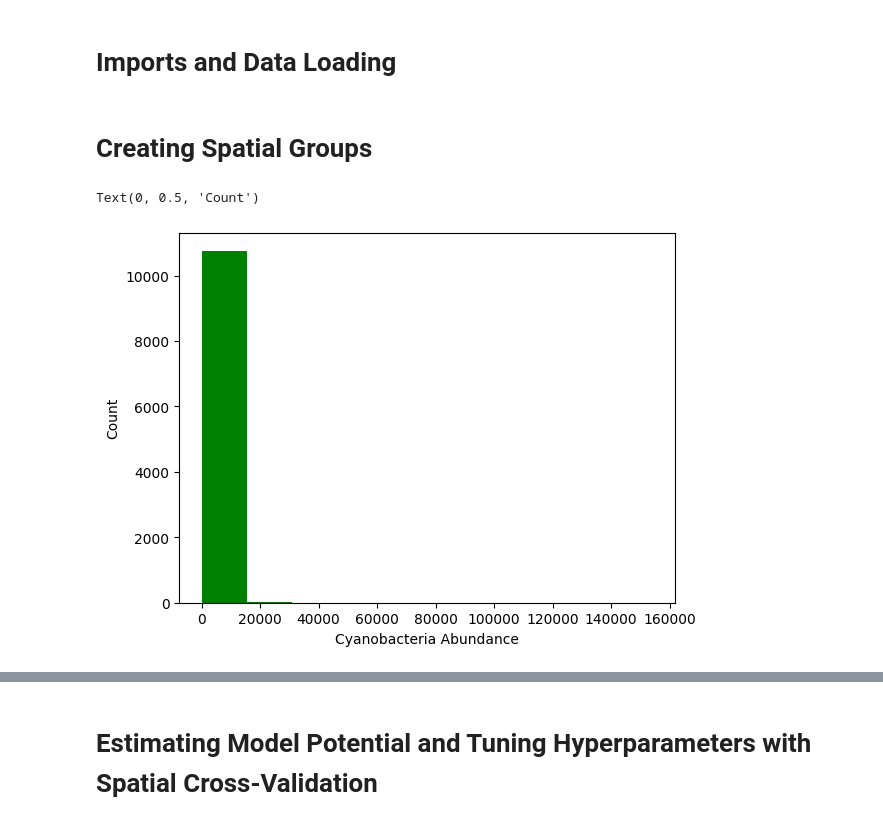
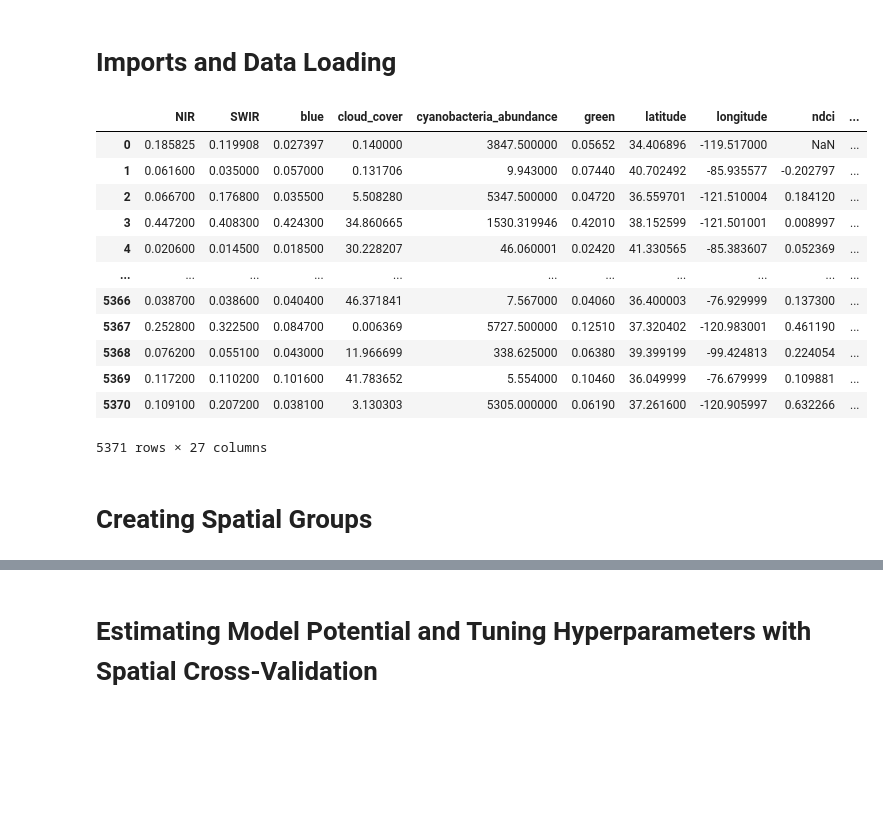
Before and after one commit to iwrobleski04/mlcc-final-project, a Jupyter notebook: regression/regressors.ipynb, the cells around one changed output, grey strips where cells are left out. Drawn from its saved outputs; the diff is of its cells as text; code cells hidden in the pictures; blank space fills up the shorter version.

```diff
--- a/regression/regressors.ipynb
+++ b/regression/regressors.ipynb
@@ -17,6 +19,23 @@ from sklearn.inspection import permutation_importance
 # load data
 path = "../data/sat_nutrients_weather_5-3.csv"
 df = pd.read_csv(path)
+# %%
+mask = (df["TN_mgL"].notna() | df["TP_mgL"].notna())
+df[mask]
+# %% [output]
+|  | NIR | SWIR | blue | cloud_cover | cyanobacteria_abundance | green | latitude | longitude | ndci | ... |
+| 0 | 0.185825 | 0.119908 | 0.027397 | 0.140000 | 3847.500000 | 0.05652 | 34.406896 | -119.517000 | NaN | ... |
+| 1 | 0.061600 | 0.035000 | 0.057000 | 0.131706 | 9.943000 | 0.07440 | 40.702492 | -85.935577 | -0.202797 | ... |
+| 2 | 0.066700 | 0.176800 | 0.035500 | 5.508280 | 5347.500000 | 0.04720 | 36.559701 | -121.510004 | 0.184120 | ... |
+| 3 | 0.447200 | 0.408300 | 0.424300 | 34.860665 | 1530.319946 | 0.42010 | 38.152599 | -121.501001 | 0.008997 | ... |
+| 4 | 0.020600 | 0.014500 | 0.018500 | 30.228207 | 46.060001 | 0.02420 | 41.330565 | -85.383607 | 0.052369 | ... |
+| ... | ... | ... | ... | ... | ... | ... | ... | ... | ... | ... |
+| 5366 | 0.038700 | 0.038600 | 0.040400 | 46.371841 | 7.567000 | 0.04060 | 36.400003 | -76.929999 | 0.137300 | ... |
+| 5367 | 0.252800 | 0.322500 | 0.084700 | 0.006369 | 5727.500000 | 0.12510 | 37.320402 | -120.983001 | 0.461190 | ... |
+| 5368 | 0.076200 | 0.055100 | 0.043000 | 11.966699 | 338.625000 | 0.06380 | 39.399199 | -99.424813 | 0.224054 | ... |
+| 5369 | 0.117200 | 0.110200 | 0.101600 | 41.783652 | 5.554000 | 0.10460 | 36.049999 | -76.679999 | 0.109881 | ... |
+| 5370 | 0.109100 | 0.207200 | 0.038100 | 3.130303 | 5305.000000 | 0.06190 | 37.261600 | -120.905997 | 0.632266 | ... |
+5371 rows × 27 columns
 # %% [markdown]
 # Creating Spatial Groups
 # %%
@@ -27,10 +46,3 @@ df["lat_binned"] = df["latitude"].round(0)
 # create day of year col
 df["sample_date"] = pd.to_datetime(df["sample_date"])
 df['day_of_yr'] = df['sample_date'].dt.dayofyear
-# %%
-plt.hist(df["cyanobacteria_abundance"], color="green")
-plt.xlabel("Cyanobacteria Abundance")
-plt.ylabel("Count")
-# %% [output]
-Text(0, 0.5, 'Count')
-[figure, removed]
```
Also changed, not shown: parts of 50 cells of this notebook.
